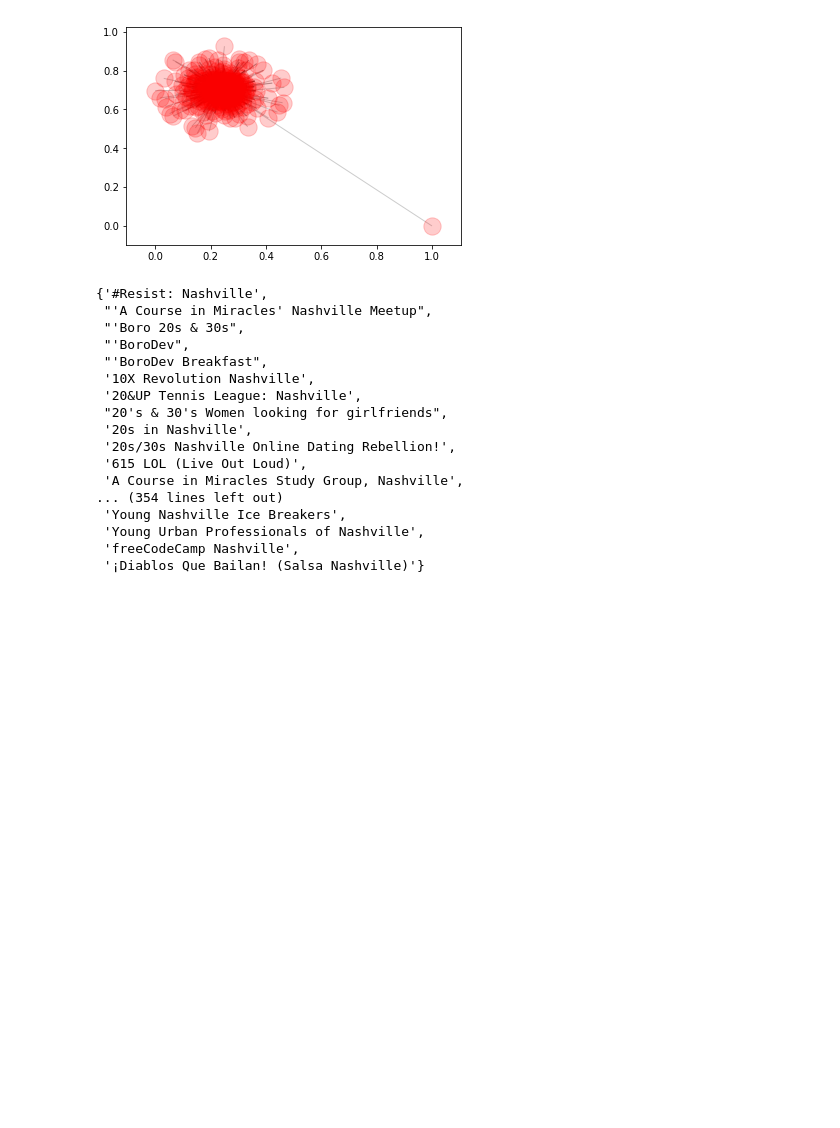
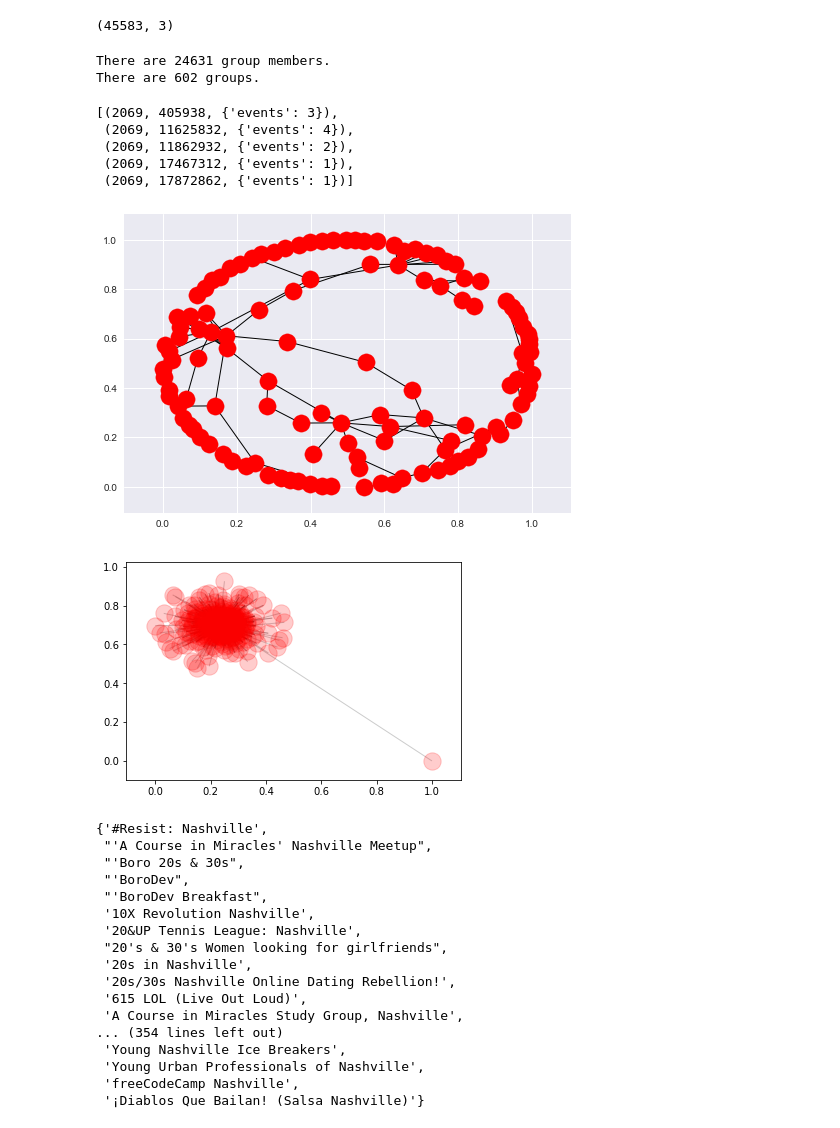
Before and after one commit to stkbailey/nashnetx, a Jupyter notebook: 2_GraphConstruction.ipynb, the cells around one changed output. Drawn from its saved outputs; the diff is of its cells as text; code cells hidden in the pictures; blank space fills up the shorter version.

```diff
--- a/2_GraphConstruction.ipynb
+++ b/2_GraphConstruction.ipynb
@@ -86,3 +29,0 @@ B.nodes(data=True)[0:5]
-# %%
-for attr in ['group_name', 'num_members', 'category_name']:
-    nx.set_node_attributes = groups.loc[gg.nodes(data=False)]
@@ -108,0 +32,36 @@ for attr in ['group_name', 'num_members', 'category_name']:
+# %%
+attendance.shape
+# %% [output]
+(45583, 3)
+# %%
+import networkx as nx
+
+g = nx.Graph()
+g.add_nodes_from([(n, {'class': 'member'}) for n in attendance.member_id])
+g.add_nodes_from([(n, {'class': 'group'}) for n in attendance.group_id])
+# %%
+print('There are {} group members.'.format(len([n for n, d in g.nodes(data=True) if d['class'] == 'member'])))
+print('There are {} groups.'.format(len([n for n, d in g.nodes(data=True) if d['class'] == 'group'])))
+# %% [output]
+There are 24631 group members.
+There are 602 groups.
+# %%
+g.add_edges_from([(s.member_id, s.group_id) for ind, s in attendance.iterrows()])
+g.edges(data=True)[0:5]
+# %% [output]
+[(2069, 405938, {'events': 3}),
+ (2069, 11625832, {'events': 4}),
+ (2069, 11862932, {'events': 2}),
+ (2069, 17467312, {'events': 1}),
+ (2069, 17872862, {'events': 1})]
+# %%
+edge_weights = {(s.member_id, s.group_id): s.weight for ind, s in attendance.iterrows()}
+nx.set_edge_attributes(g, 'events', edge_weights)
+# %%
+pos = nx.circular_layout(B)
+# node_colors = ['blue' if d['weight'] == 'member' for n,d in B.nodes(data=True)]
+nx.draw_networkx(B, with_labels=False)
+
+plt.show()
+# %% [output]
+[figure, added]
```
Also changed, not shown: parts of 10 cells of this notebook, 2 other files.
